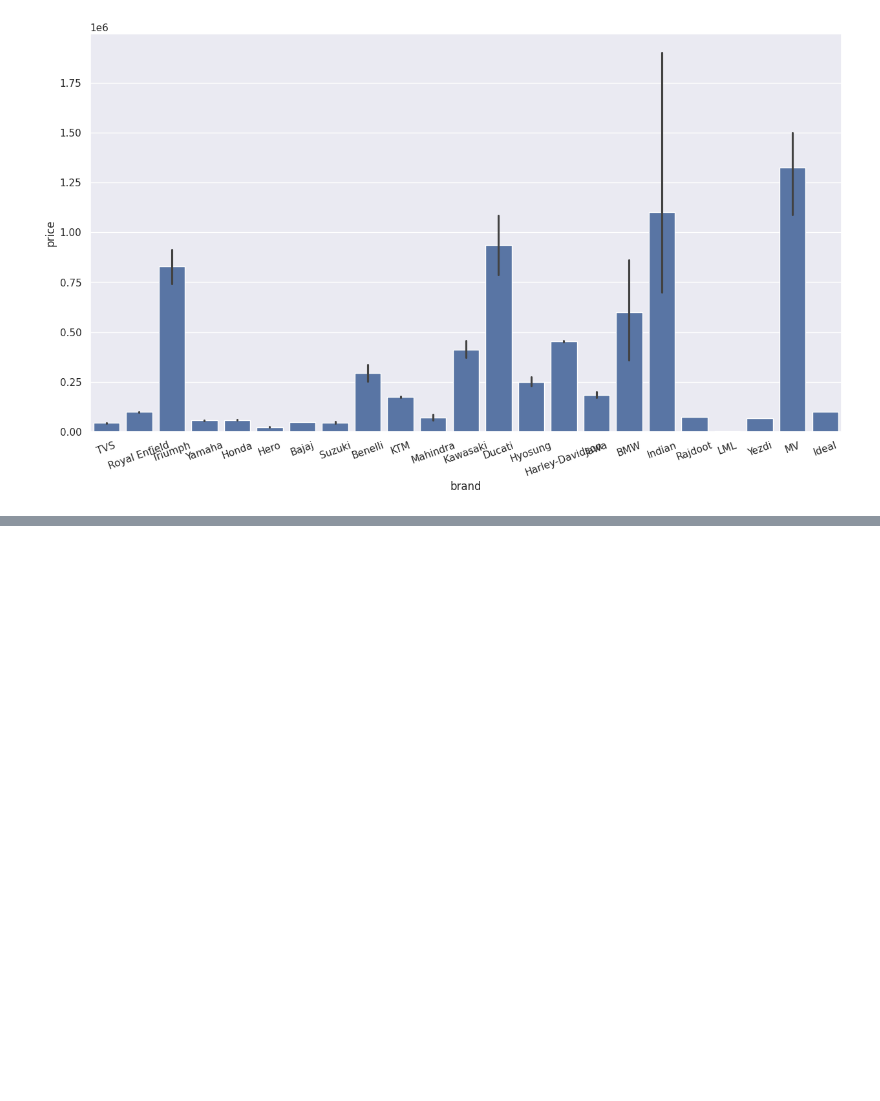
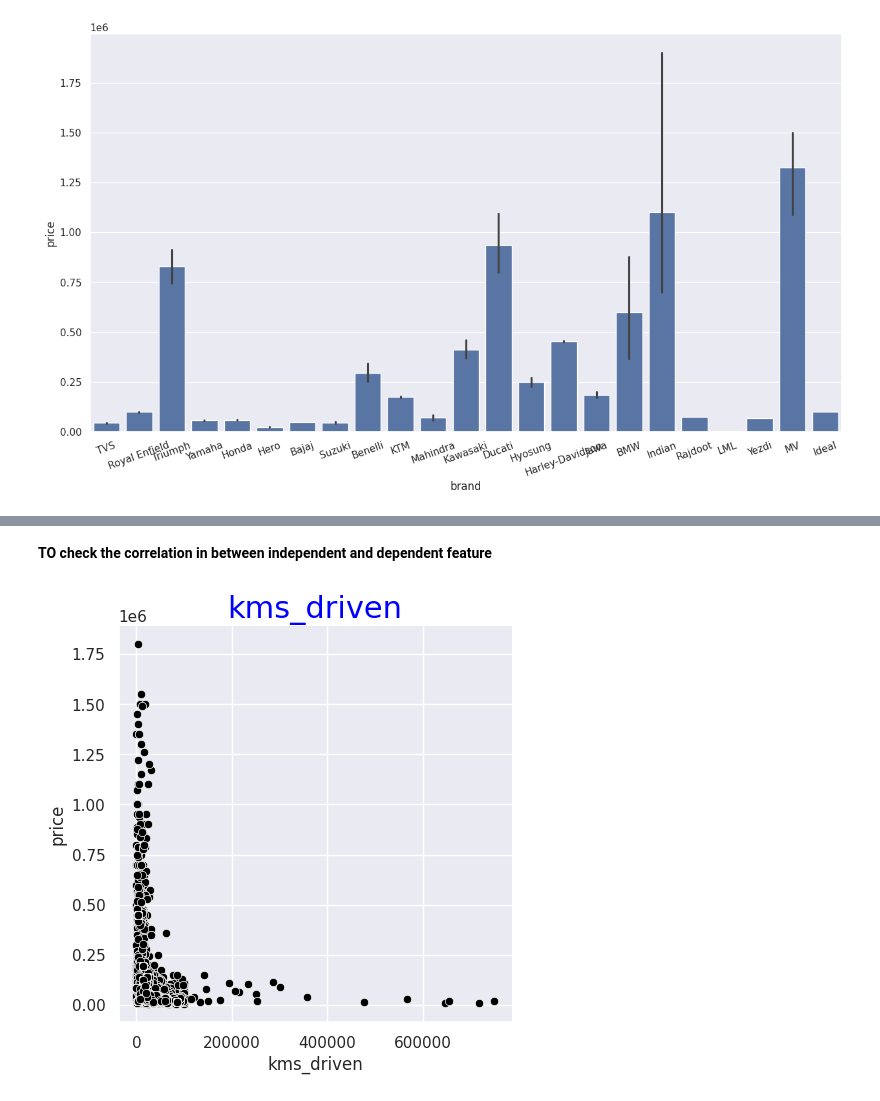
Before and after one commit to student-dheerajyadav/DataScience__45days, a Jupyter notebook: proj1.ipynb, the cells around one changed output, grey strips where cells are left out. Drawn from its saved outputs; the diff is of its cells as text; code cells hidden in the pictures; blank space fills up the shorter version.

```diff
--- a/proj1.ipynb
+++ b/proj1.ipynb
@@ -168,0 +259,15 @@ plt.show()
+# %%
+city_name=['Delhi', 'Bangalore', 'Mumbai', 'Hyderabad', 'Pune', 'Chennai',
+       'Lucknow', 'Jaipur', 'Ghaziabad', 'Ahmedabad', 'Noida', 'Bhopal',
+       'Gautam Buddha Nagar', 'Kanchipuram', 'Jodhpur', 'Karnal', 'Allahabad',
+       'Rupnagar', 'Gurgaon', 'Godhara', 'Faridabad', 'Perumbavoor', 'Kadapa',
+       'Ludhiana', 'Kolkata', 'Thane', 'Jhansi', 'Vadodara', 'Surat',
+       'Jalandhar', 'Chandigarh', 'Rajkot', 'Indore', 'Dehradun', 'Patna',
+       'Navi Mumbai', 'Nagpur', 'Coimbatore', 'Guwahati', 'Tiruvallur',
+       'Bhubaneshwar', 'Howrah', 'Kanpur', 'Aurangabad', 'Cuttack',
+       'Visakhapatnam', 'Alibag', 'Alipore', 'Nashik', 'Ranchi', 'Kalyan',
+       'Rohtak', 'Udaipur', 'Gorakhpur', 'Agra', 'Kota', '24 Pargana',
+       'Meerut', 'Gandhinagar', 'Ernakulam']
+maxc_ten_bike = df[df['city'].isin(city_name)]
+maxc_ten_bike.head()
+# these are all city data that having at least 10 bikes
@@ -168,0 +285,6 @@ plt.show()
+# %%
+# Filtering Data ...
+bikes_name=df['brand'].value_counts()
+most_available_bikes = bikes_name[bikes_name>10].keys()
+greater_than_ten_bike = maxc_ten_bike[maxc_ten_bike['brand'].isin(most_available_bikes)]
+greater_than_ten_bike.head()
@@ -168,0 +298,7 @@ plt.show()
+# %%
+# bike brand labeling
+bike_encoding_dict={'Bajaj':3, 'Hero':16, 'Royal Enfield':1, 'Yamaha':5, 'Honda':6, 'Suzuki':7, 'TVS':8,
+       'KTM':2, 'Harley-Davidson':4, 'Kawasaki':9, 'Hyosung':10, 'Benelli':11, 'Mahindra':12,
+       'Triumph':13, 'Ducati':14, 'BMW':15}
+greater_than_ten_bike['brand']=greater_than_ten_bike['brand'].map(bike_encoding_dict)
+greater_than_ten_bike.head()
@@ -168,0 +312,3 @@ plt.show()
+# %%
+df2 = greater_than_ten_bike
+df2[df2['brand']==12].head()
@@ -168,0 +349,8 @@ plt.show()
+# %% [markdown]
+**TO check the correlation in between independent and dependent feature**
+# %%
+sns.relplot(x='kms_driven',y='price',data=df2,color='black')            #,hue='age',
+plt.title('kms_driven',fontdict={'fontsize':22,'color':'blue'})
+plt.show()
+# %% [output]
+[figure, added]
```
Also changed, not shown: parts of 40 cells of this notebook.
